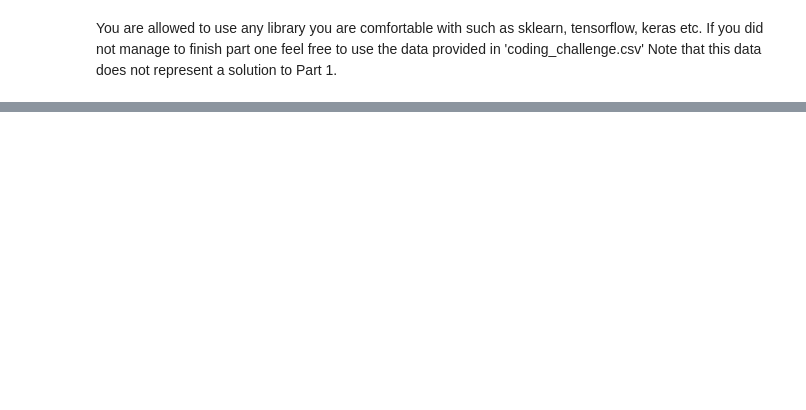
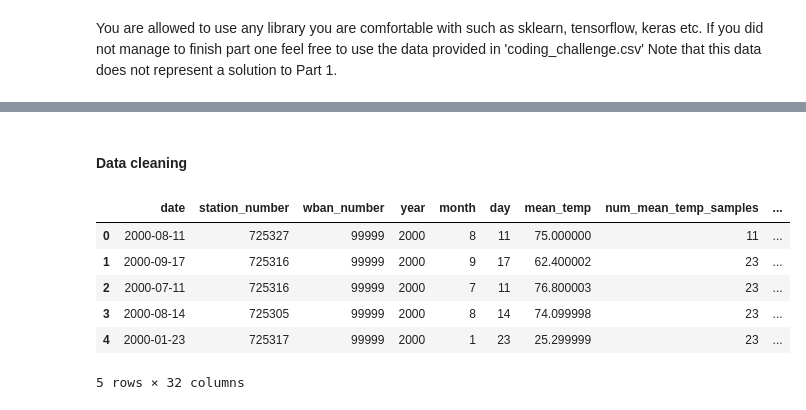
Before and after one commit to rajeevkarthika/coding_challenge, a Jupyter notebook: Coding_Challenge.ipynb, the cells around one changed output, grey strips where cells are left out. Cells and saved outputs as stored; diff of their text form; code cells hidden in the pictures; blank space fills up the shorter version.

```diff
--- a/Coding_Challenge.ipynb
+++ b/Coding_Challenge.ipynb
@@ -179,0 +195,2 @@ If you did not manage to finish part one feel free to use the data provided in '
+# %% [markdown]
+#### Data cleaning
@@ -179,0 +204,15 @@ If you did not manage to finish part one feel free to use the data provided in '
+# %%
+# Load data
+df = pd.read_csv('coding_challenge.csv', low_memory=False) # Set low_memory to be equal to False
+                                                           # as I got the warning that column 21 has mixed-type issues
+
+# print first few records
+display(df.head())
+# %% [output]
+|  | date | station_number | wban_number | year | month | day | mean_temp | num_mean_temp_samples | ... |
+| 0 | 2000-08-11 | 725327 | 99999 | 2000 | 8 | 11 | 75.000000 | 11 | ... |
+| 1 | 2000-09-17 | 725316 | 99999 | 2000 | 9 | 17 | 62.400002 | 23 | ... |
+| 2 | 2000-07-11 | 725316 | 99999 | 2000 | 7 | 11 | 76.800003 | 23 | ... |
+| 3 | 2000-08-14 | 725305 | 99999 | 2000 | 8 | 14 | 74.099998 | 23 | ... |
+| 4 | 2000-01-23 | 725317 | 99999 | 2000 | 1 | 23 | 25.299999 | 23 | ... |
+5 rows × 32 columns
```
Also changed, not shown: parts of 87 cells of this notebook.
